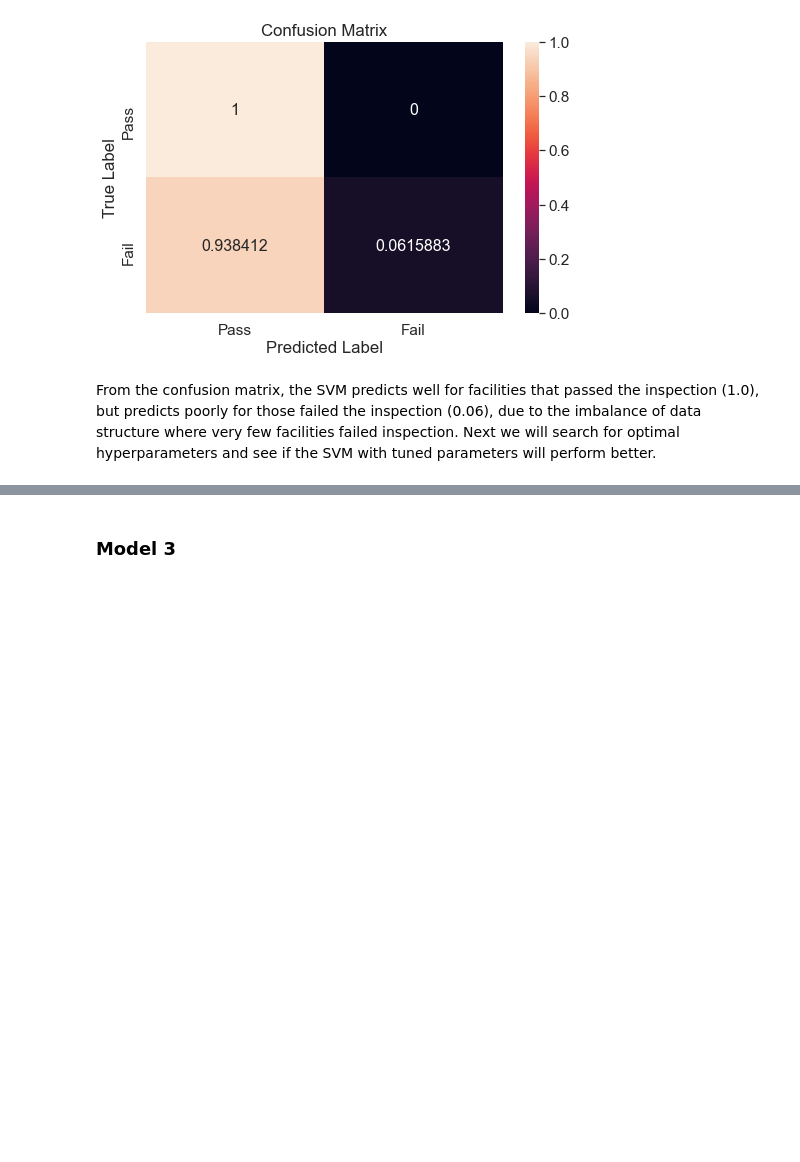
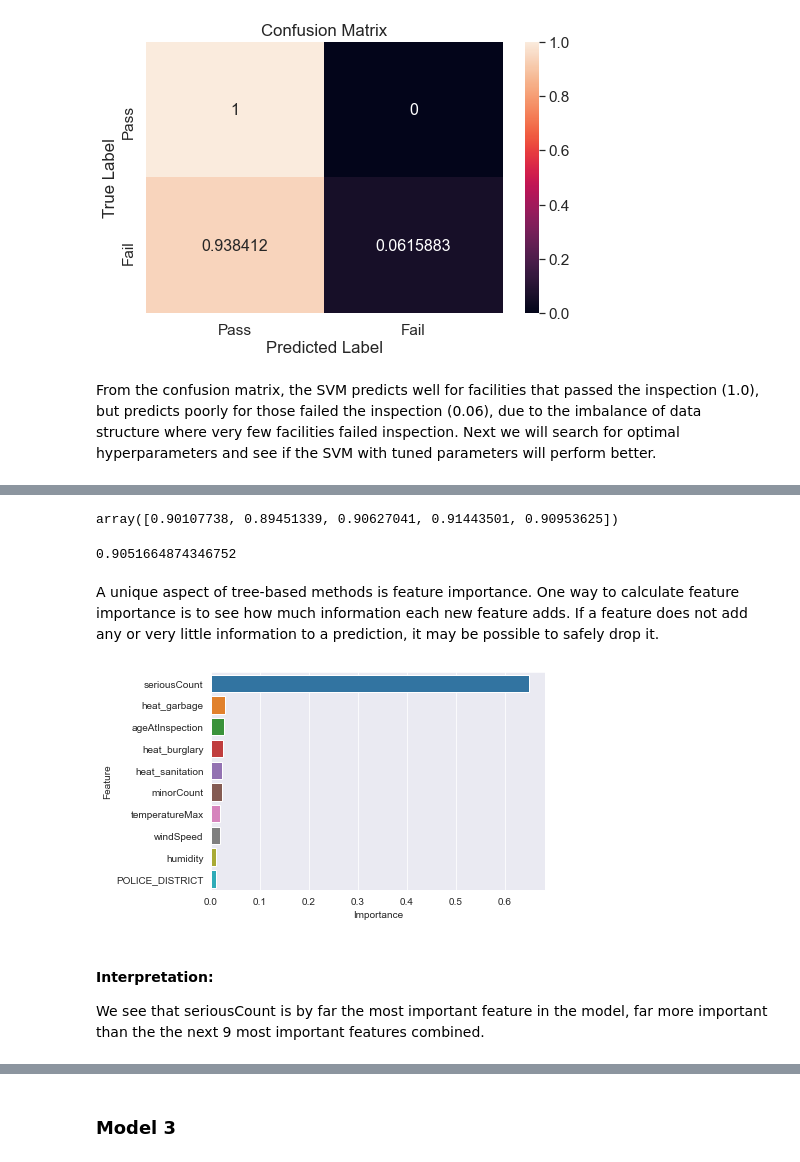
Before and after one commit to Luyi2/CSS_Project3_Team5_Fall2021, a Jupyter notebook: Project 3_Group-5.ipynb, the cells around one changed output, grey strips where cells are left out. Drawn from its saved outputs; the diff is of its cells as text; code cells hidden in the pictures; blank space fills up the shorter version.

Commit message:
I added Decision Tree to 3.2

```diff
--- a/Project 3_Group-5.ipynb
+++ b/Project 3_Group-5.ipynb
@@ -323,0 +339,12 @@ print('validation RMSE', rmse(svm_pred, y_validate))
+# %%
+# Initialize a Decision Tree Classifier
+dt_classifier = tree.DecisionTreeClassifier(criterion='gini',  # or 'entropy' for information gain
+                       splitter='best',  # or 'random' for random best split
+                       max_depth=None,  # how deep tree nodes can go
+                       min_samples_split=2,  # samples needed to split node
+                       min_samples_leaf=1,  # samples needed for a leaf
+                       min_weight_fraction_leaf=0.0,  # weight of samples needed for a node
+                       max_features=None,  # number of features to look for when splitting
+                       max_leaf_nodes=None,  # max nodes
+                       min_impurity_decrease=1e-07, #early stopping
+                       random_state = 10) #random seed
@@ -323,0 +354,22 @@ print('validation RMSE', rmse(svm_pred, y_validate))
+# %%
+scores
+# %% [output]
+array([0.90107738, 0.89451339, 0.90627041, 0.91443501, 0.90953625])
+# %%
+# Take the mean score from the results of cross validation
+scores.mean()
+# %% [output]
+0.9051664874346752
+# %% [markdown]
+A unique aspect of tree-based methods is feature importance. One way to calculate feature importance is to see how much information each new feature adds. If a feature does not add any or very little information to a prediction, it may be possible to safely drop it.
+# %%
+dt_classifier.fit(X_train, y_train)
+feat_importances = pd.concat([pd.DataFrame(X.columns),pd.DataFrame(np.transpose(dt_classifier.feature_importances_))], axis = 1)
+feat_importances.columns = ["Feature", "Importance"]
+sns.barplot(x = "Importance", y = "Feature", data = feat_importances.nlargest(10, 'Importance'))
+plt.show()
+# %% [output]
+[figure, added]
+# %% [markdown]
+#### Interpretation:
+We see that seriousCount is by far the most important feature in the model, far more important than the the next 9 most important features combined.
```
Also changed, not shown: parts of 25 cells of this notebook.
